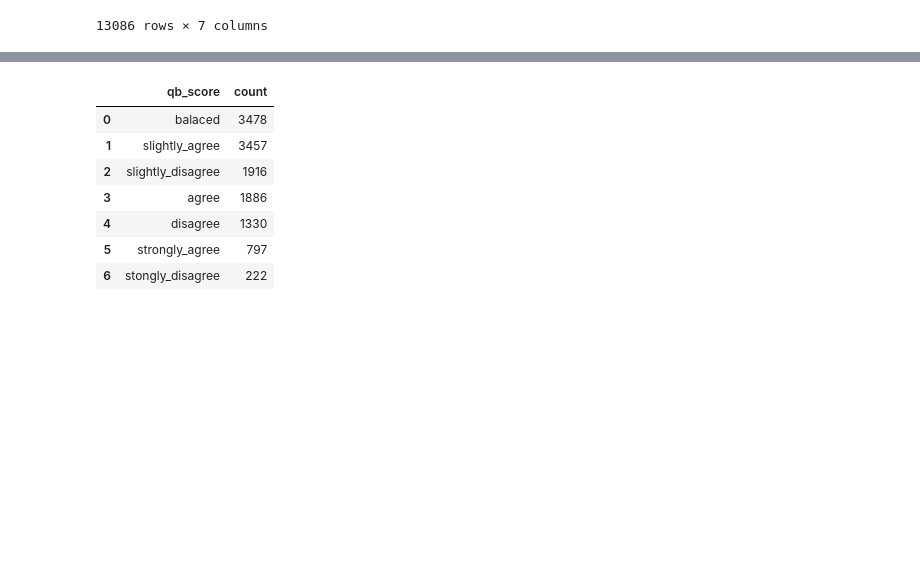
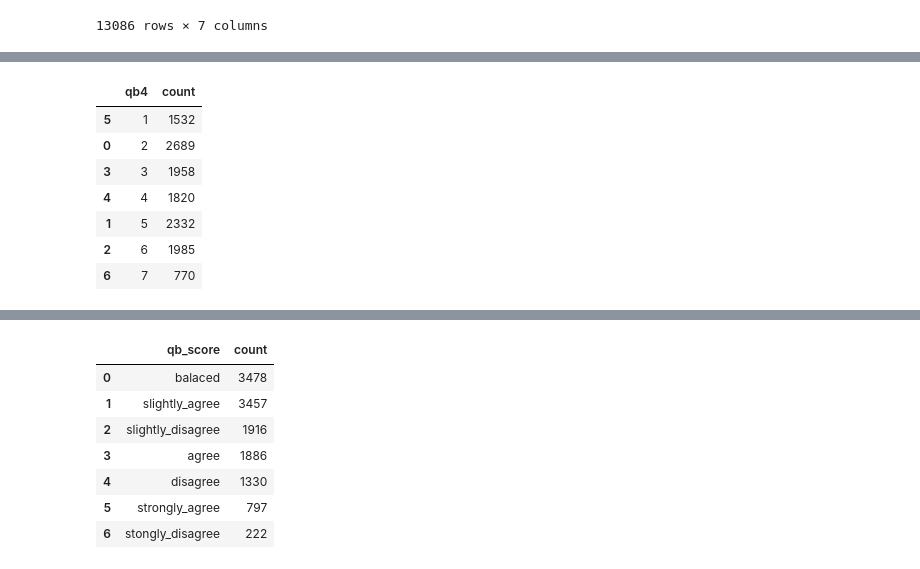
Before and after one commit to KohanaD/Gaming_Health_Capstone, a Jupyter notebook: gaming health survey capstone.ipynb, the cells around one changed output, grey strips where cells are left out. Cells and saved outputs as stored; diff of their text form; code cells hidden in the pictures; blank space fills up the shorter version.

```diff
--- a/gaming health survey capstone.ipynb
+++ b/gaming health survey capstone.ipynb
@@ -202,0 +241,11 @@ See the caveats in the documentation: https://pandas.pydata.org/pandas-docs/stab
+# %%
+survey_quest_b['qb4'].value_counts().reset_index().sort_values('qb4')
+# %% [output]
+|  | qb4 | count |
+| 5 | 1 | 1532 |
+| 0 | 2 | 2689 |
+| 3 | 3 | 1958 |
+| 4 | 4 | 1820 |
+| 1 | 5 | 2332 |
+| 2 | 6 | 1985 |
+| 6 | 7 | 770 |
```
Also changed, not shown: parts of 11 cells of this notebook.
